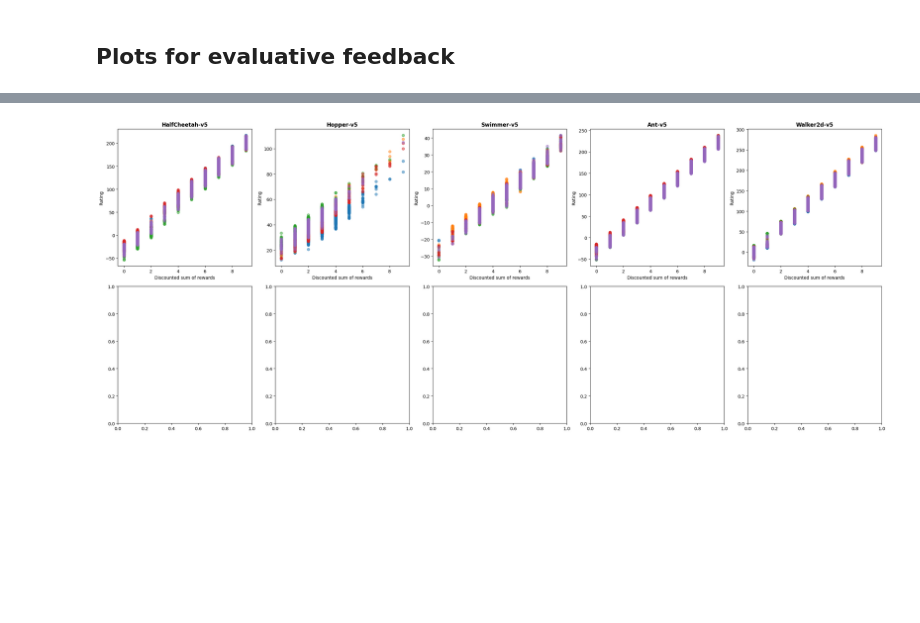
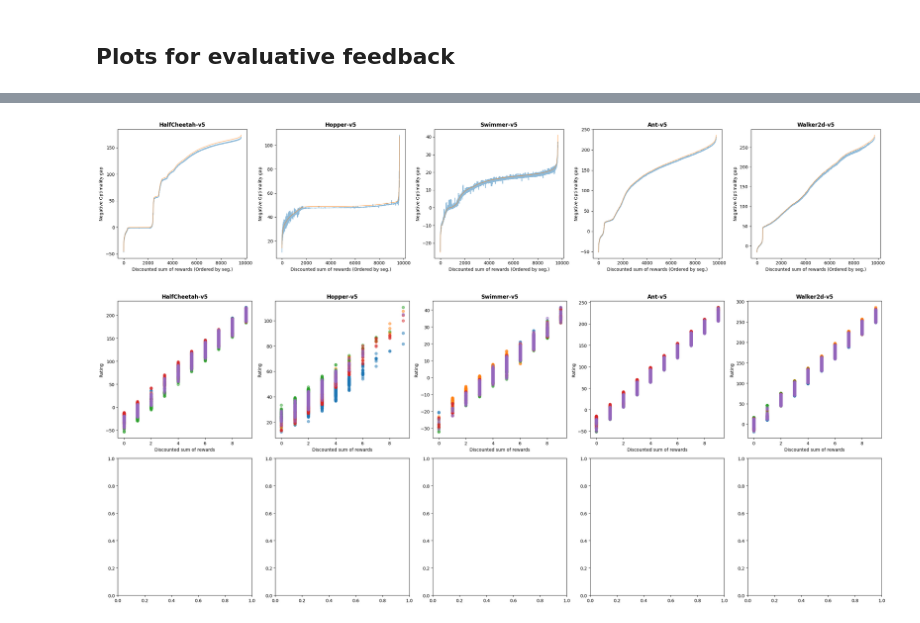
Before and after one commit to ymetz/multi-type-feedback, a Jupyter notebook: rlhf/Generate_Appendix_A_Plots.ipynb, the cells around one changed output, grey strips where cells are left out. Saved outputs shown, nothing was run; the diff lists cells and outputs as text; code cells hidden in the pictures; blank space fills up the shorter version.

```diff
--- a/rlhf/Generate_Appendix_A_Plots.ipynb
+++ b/rlhf/Generate_Appendix_A_Plots.ipynb
@@ -60,3 +67,22 @@ for env in environments:
+# %%
+# make grid plot showing opt_gaps (y-axis) vs. discounted sum of rewards (x-axis) for each environment
+
+fig, axs = plt.subplots(1, 5, figsize=(25, 5))
+
+for i, env in enumerate(environments):
+    ax = axs[i % 5]
+    for data in results[env][:1]:
+        ax.plot(data[1], alpha=0.5)
+        ax.plot(data[0], alpha=0.5)
+    ax.set_title(env, fontweight='bold')
+    ax.set_xlabel("Discounted sum of rewards (Ordered by seg.)")
+    ax.set_ylabel("Negative Optimality gap")
+
+plt.tight_layout()
+
+plt.savefig("opt_gaps_vs_discounted_sum_of_rewards.png")
+# %% [output]
+[figure, added]
 # %%
 # make grid plot showing ratings (y-axis) vs. discounted sum of rewards (x-axis) for each environment
 
```
Also changed, not shown: parts of 1 cell of this notebook, 2 other files.
